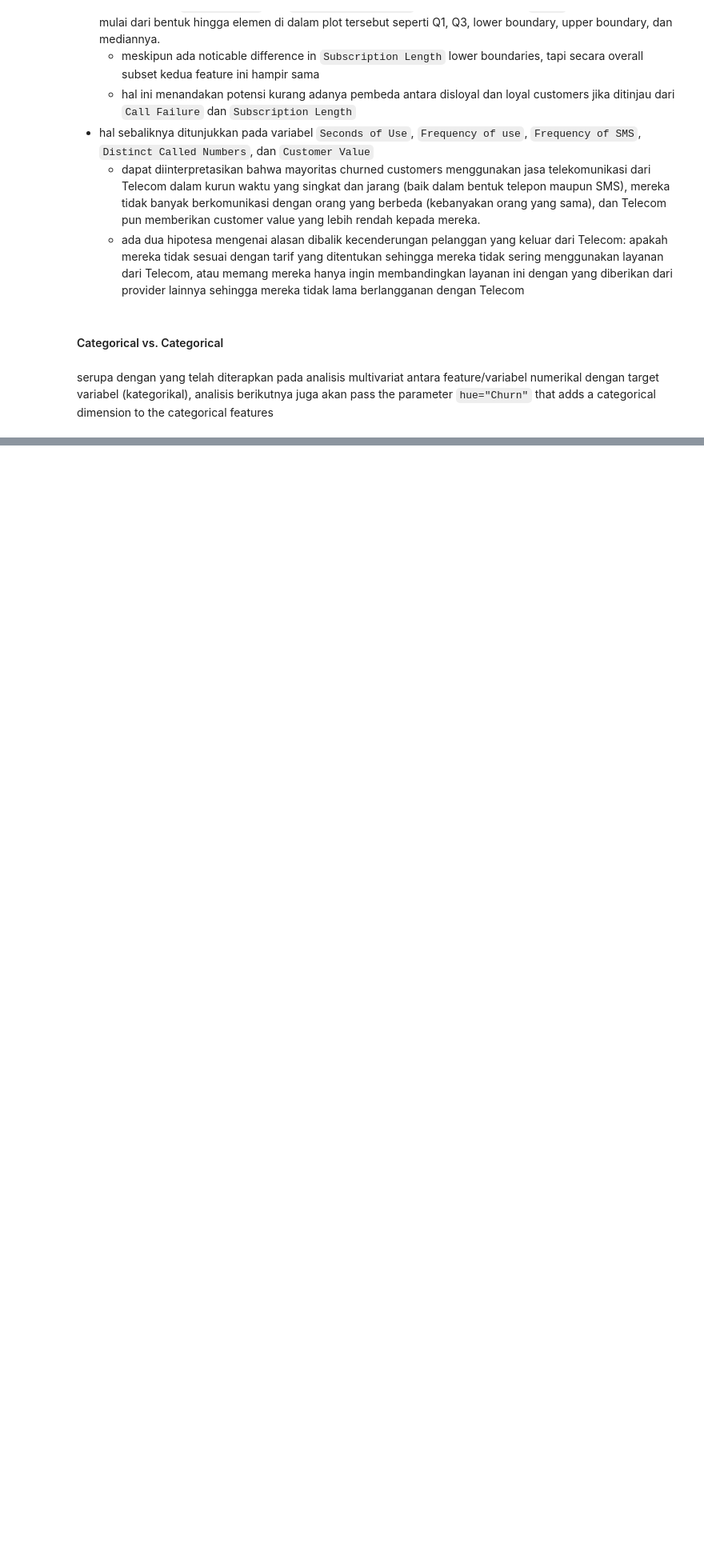
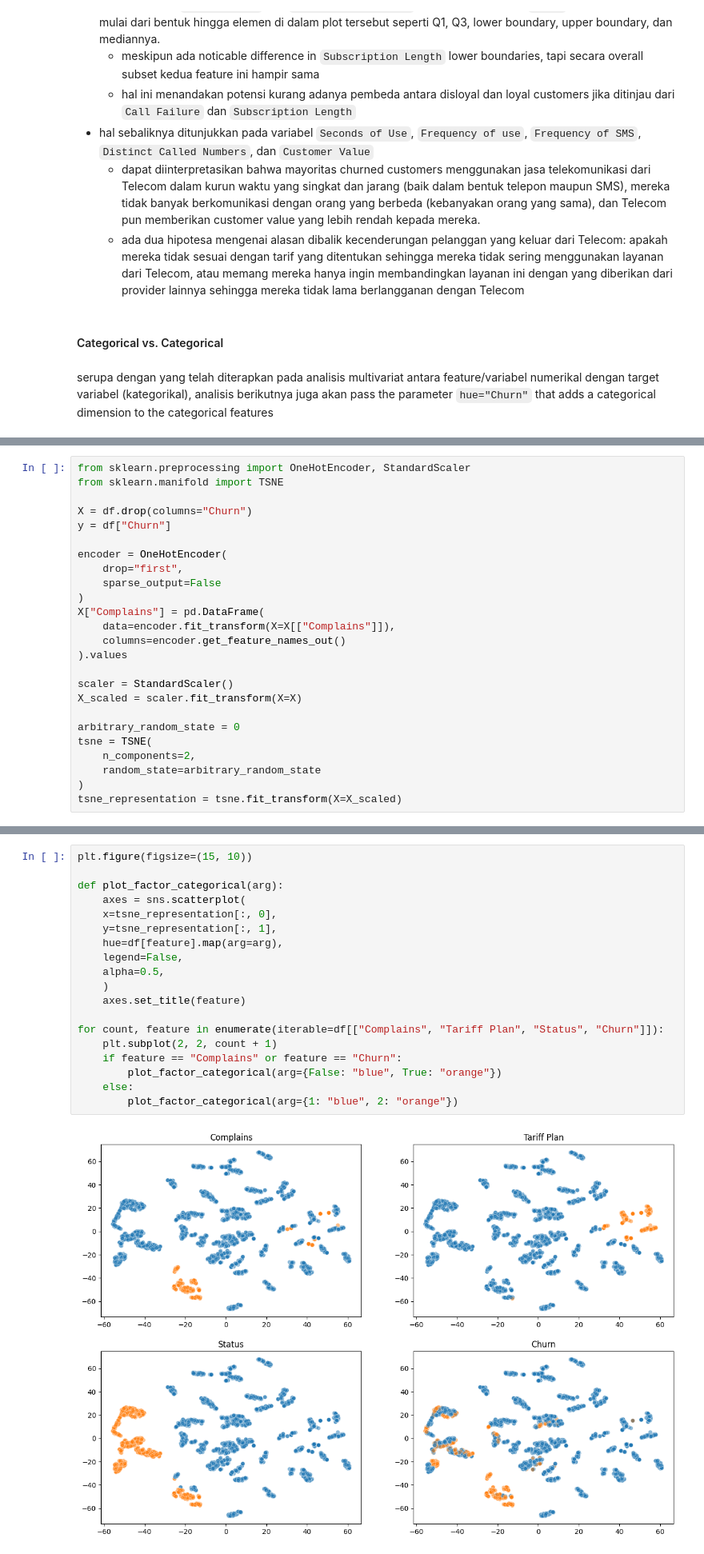
Before and after one commit to garudapaksi-yusuf/Iranian_Telecom_Churn, a Jupyter notebook: notebook/notebook.ipynb, the cells around one changed output, grey strips where cells are left out. Shown at 80% size. Cells and saved outputs as stored; diff of their text form; blank space fills up the shorter version.

Commit message:
factor analysis

```diff
--- a/notebook/notebook.ipynb
+++ b/notebook/notebook.ipynb
@@ -911,0 +949,25 @@ berikut interpretasi yang dapat diambil pada tiap visualisasi di atas:
+# %%
+from sklearn.preprocessing import OneHotEncoder, StandardScaler
+from sklearn.manifold import TSNE
+
+X = df.drop(columns="Churn")
+y = df["Churn"]
+
+encoder = OneHotEncoder(
+    drop="first",
+    sparse_output=False
+)
+X["Complains"] = pd.DataFrame(
+    data=encoder.fit_transform(X=X[["Complains"]]),
+    columns=encoder.get_feature_names_out()
+).values
+
+scaler = StandardScaler()
+X_scaled = scaler.fit_transform(X=X)
+
+arbitrary_random_state = 0
+tsne = TSNE(
+    n_components=2,
+    random_state=arbitrary_random_state
+)
+tsne_representation = tsne.fit_transform(X=X_scaled)
@@ -911,0 +1003,21 @@ berikut interpretasi yang dapat diambil pada tiap visualisasi di atas:
+# %%
+plt.figure(figsize=(15, 10))
+
+def plot_factor_categorical(arg):
+    axes = sns.scatterplot(
+    x=tsne_representation[:, 0],
+    y=tsne_representation[:, 1],
+    hue=df[feature].map(arg=arg),
+    legend=False,
+    alpha=0.5,
+    )
+    axes.set_title(feature)
+
+for count, feature in enumerate(iterable=df[["Complains", "Tariff Plan", "Status", "Churn"]]):
+    plt.subplot(2, 2, count + 1)
+    if feature == "Complains" or feature == "Churn":
+        plot_factor_categorical(arg={False: "blue", True: "orange"})
+    else:
+        plot_factor_categorical(arg={1: "blue", 2: "orange"})
+# %% [output]
+[figure, added]
```
Also changed, not shown: parts of 22 cells of this notebook.
